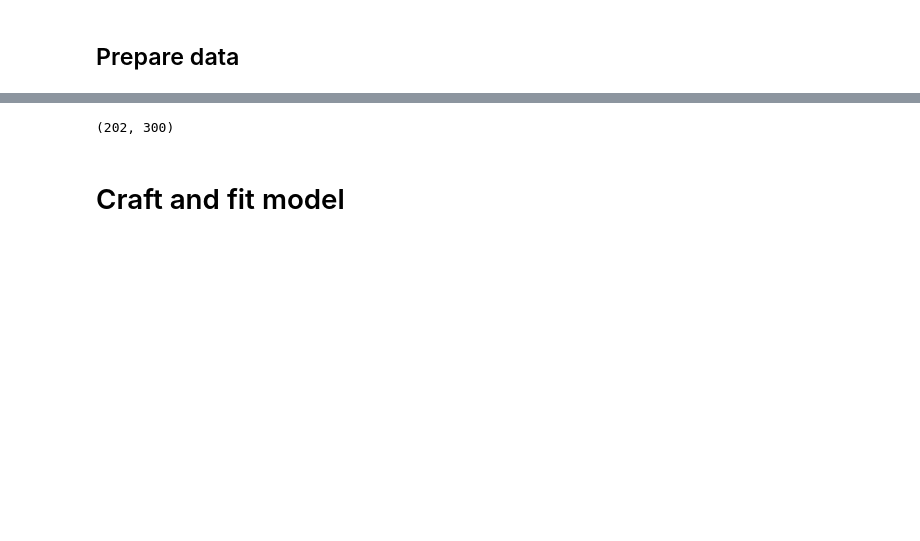
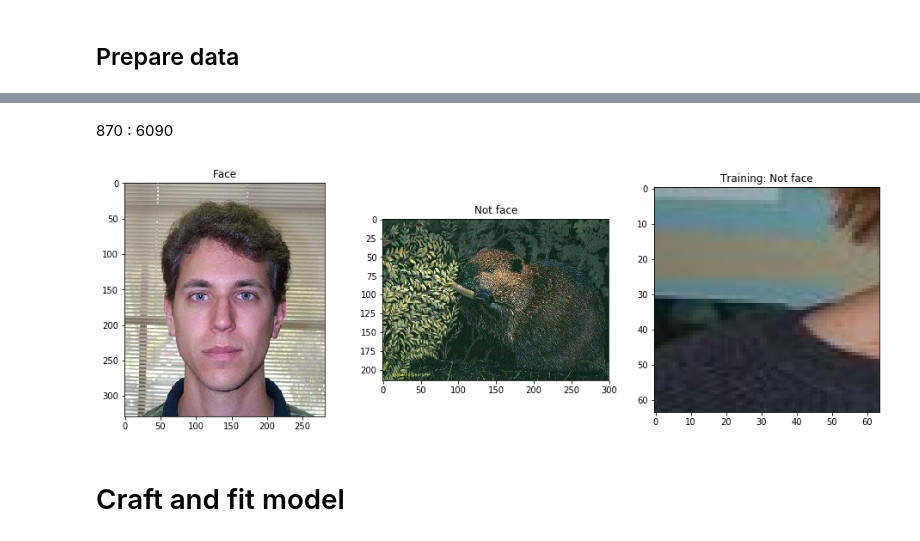
Before and after one commit to aweas/NotFace, a Jupyter notebook: moving_window_extraction.ipynb, the cells around one changed output, grey strips where cells are left out. Drawn from its saved outputs; the diff is of its cells as text; code cells hidden in the pictures; blank space fills up the shorter version.

```diff
--- a/moving_window_extraction.ipynb
+++ b/moving_window_extraction.ipynb
@@ -124,10 +124,10 @@ def preprocess_image(img):
 #     upper = int(min(255, (1.0 + 0.8) * v))
 #     img = cv2.Canny(img, lower, upper)
 
-    R = img[:, :][:, :, 0]
-    G = img[:, :][:, :, 1]
-    B = img[:, :][:, :, 2]
-    img = R * 299. / 1000 + G * 587. / 1000 + B * 114. / 1000
+#     R = img[:, :][:, :, 0]
+#     G = img[:, :][:, :, 1]
+#     B = img[:, :][:, :, 2]
+#     img = R * 299. / 1000 + G * 587. / 1000 + B * 114. / 1000
 
 #     img = ndimage.gaussian_filter(img, 3)
 #     img = img - lowpass
@@ -152,14 +152,16 @@ def split_pic(img):
     length = 64
     stride = 64
 
+    img = skimage.transform.resize(img, (img_shape, img_shape))
+
     for y_coord in range(0, img_shape, stride):
         for x_coord in range(0, img_shape, stride):
             patch = img[y_coord:y_coord+length, x_coord:x_coord+length]
             if y_coord>=64 and y_coord+length<=192 and x_coord>=64 and x_coord+length<=192:
-                face.append(patch)
+                pass
             else:
                 background.append(patch)
-    face.append(scipy.misc.imresize(img[64:128, 64:128], shape))
+    face.append(skimage.transform.resize(img[64:192, 64:192], shape))
 
     return face, background
 # %%
@@ -173,16 +175,22 @@ def readRandomNonFace(not_face_list):
 # %%
 def prepare_data(face_list, not_face_list, resize_size=shape):
     not_faces = []
+    faces = []
 
-    raw_face = [plt.imread(i) for i in face_list]
-#    enhanced_face = enhance_faces(raw_face)
-    processed_faces = [preprocess_image(i) for i in enhanced_face]
+    raw_face = [plt.imread('Faces/'+i) for i in face_list]
+#     enhanced_face = enhance_faces(raw_face)
+    processed_faces = [preprocess_image(i) for i in raw_face]
+
     for i in processed_faces:
-        _, b = split_pic(i)
-        resized = [skimage.transform.resize(img, resize_size) for img in b]
-        [not_faces.append(img) for img in resized]
+        f, b = split_pic(i)
 
-    faces = [skimage.transform.resize(i, resize_size) for i in processed_faces]
+        resized_not_faces = [skimage.transform.resize(img, resize_size) for img in b]
+        resized_faces = [skimage.transform.resize(img, resize_size) for img in f]
+
+        [not_faces.append(img) for img in resized_not_faces]
+        [faces.append(img) for img in resized_faces]
+
+#     [faces.append(skimage.transform.resize(i, resize_size)) for i in processed_faces]
 
     for i in range(len(faces)):
         raw_not_face = readRandomNonFace(not_face_list)
@@ -202,7 +210,7 @@ with open('Faces/files_list.txt') as f:
 with open('NotFaces/files_list.txt') as f:
     not_face_files_list = f.readlines()
 
-face_list = [i.strip() for i in face_files_list]
+face_list = [i.strip() for i in face_files_list[:100]]
 not_face_list = [i.strip() for i in not_face_files_list]
 # %%
 X, y = prepare_data(face_list, not_face_list)
@@ -212,27 +221,30 @@ NameError: name 'enhanced_face' is not defined
-# %%
-img2.shape
-# %% [output]
-(202, 300)
+# %% [markdown]
+870 : 6090
 # %%
 index = int(np.random.random(1)*len(face_list))
-img = plt.imread(face_list[index])
+img = plt.imread('Faces/'+face_list[index])
 img = preprocess_image(img)
 
 index = int(np.random.random(1)*len(not_face_list))
 img2 = plt.imread(not_face_list[index])
 img2 = preprocess_image(img2)
 
 index = int(np.random.random(1)*len(X_train))
 img3 = X_train[index]
 
 plt.figure(figsize=(16, 5))
 plt.subplot(131)
 plt.imshow(img, cmap='gray')
+plt.title('Face')
 plt.subplot(132)
 plt.imshow(img2, cmap='gray')
+plt.title('Not face')
 plt.subplot(133)
-plt.imshow(img3[:, :, 0], cmap='gray')
+plt.imshow(img3, cmap='gray')
+plt.title(f'Training: {"Face" if y_train[index] == [1] else "Not face"}')
 plt.show()
+# %% [output]
+[figure, added]
 # %% [markdown]
 # Craft and fit model
 # %% [markdown]
```
Also changed, not shown: parts of 10 cells of this notebook, 2 other files.
